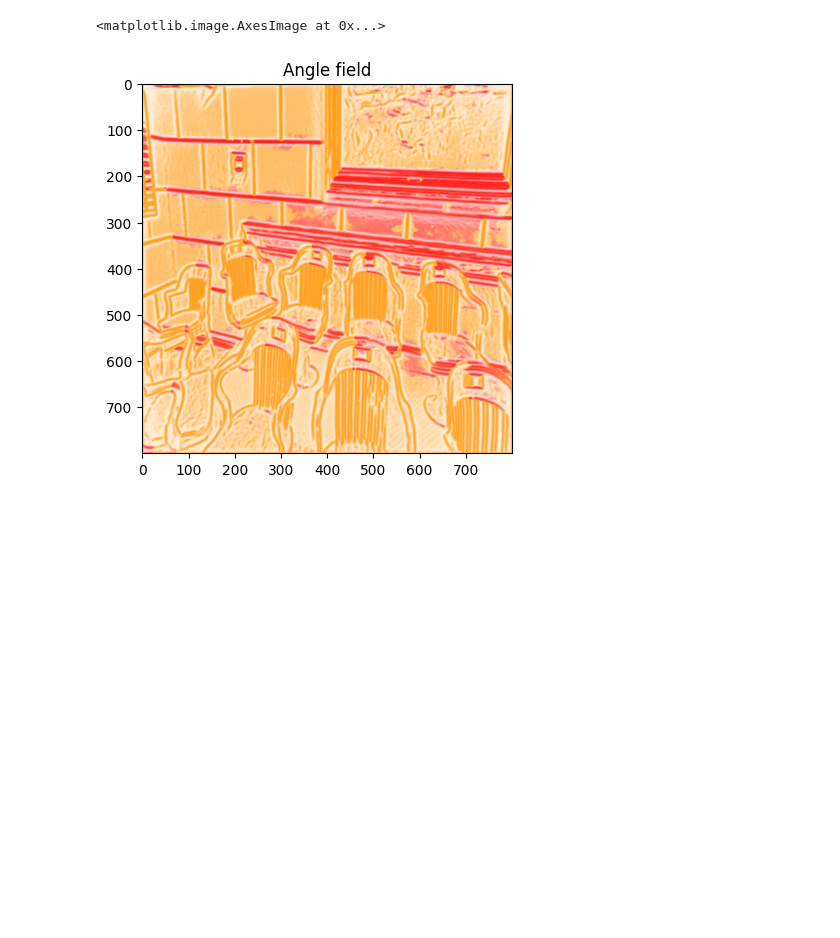
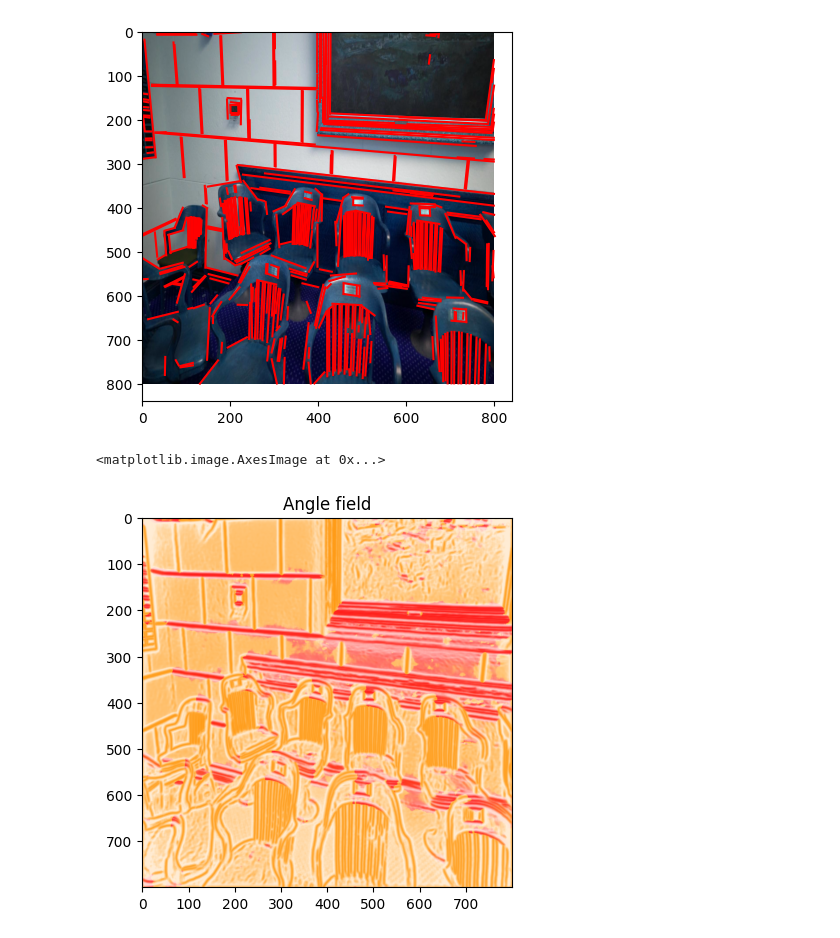
Before and after one commit to ewgoedeke/glue-factory, a Jupyter notebook: notebooks/training_visualization.ipynb, the cells around one changed output. Saved outputs shown, nothing was run; the diff lists cells and outputs as text; code cells hidden in the pictures; blank space fills up the shorter version.

```diff
--- a/notebooks/training_visualization.ipynb
+++ b/notebooks/training_visualization.ipynb
@@ -109,3 +109,11 @@ f.set_figheight(7)
+# %%
+lines = output_jpldd["line_segments"]
+plt.imshow(img)
+for line in lines[0]:
+   plt.plot(line[:, 0], line[:, 1], c='r')
+plt.show()
+# %% [output]
+[figure, added]
 # %%
 plt.title("Angle field")
 
```
Also changed, not shown: parts of 3 cells of this notebook.
